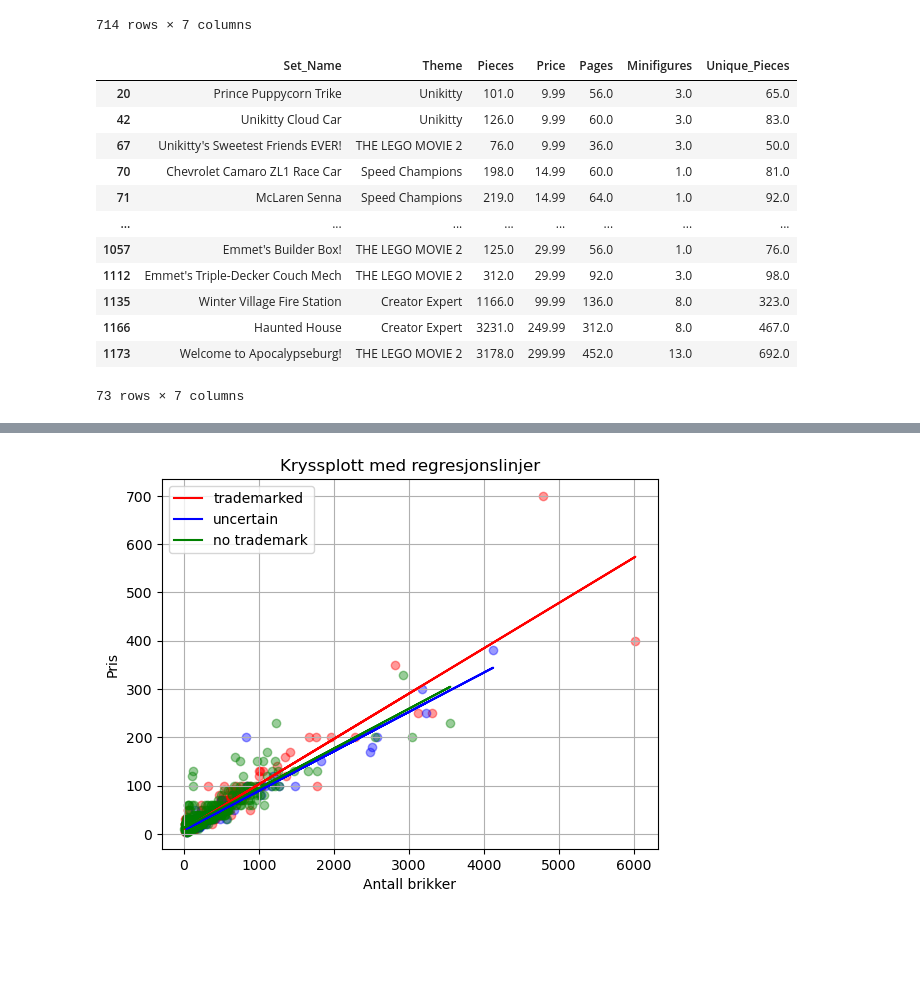
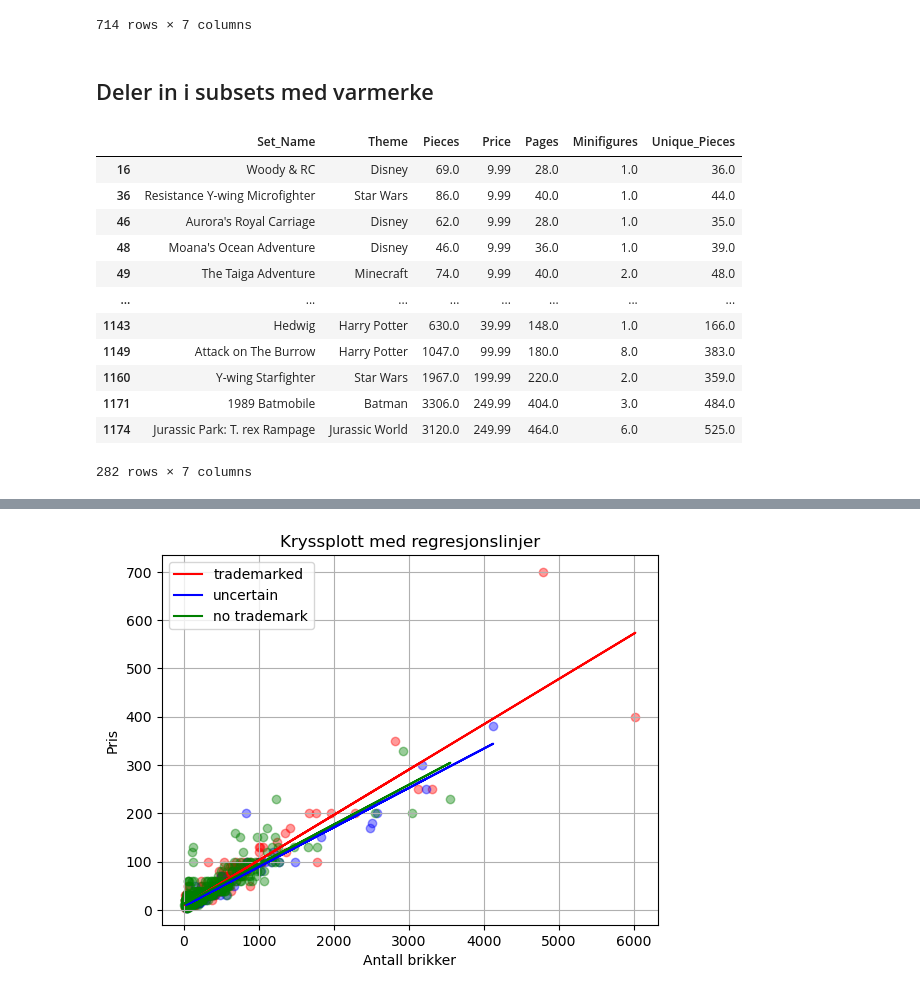
Before and after one commit to olemorud/istg1003-prosjekt, a Jupyter notebook: jupyter-notebooks/oppgv1.1.ipynb, the cells around one changed output, grey strips where cells are left out. Saved outputs shown, nothing was run; the diff lists cells and outputs as text; code cells hidden in the pictures; blank space fills up the shorter version.

```diff
--- a/jupyter-notebooks/oppgv1.1.ipynb
+++ b/jupyter-notebooks/oppgv1.1.ipynb
@@ -32,14 +34,10 @@ df2 = df[['Set_Name', 'Theme', 'Pieces', 'Price', 'Pages', 'Minifigures', 'Uniqu
 df2 = df2.dropna()
 
 # gjør themes om til string og fjern alle tegn vi ikke vil ha med
-df2['Theme'] = df2['Theme'].astype(str)
-df2['Theme'] = df2['Theme'].str.replace(r'[^a-zA-Z0-9\s-]', '', regex = True)
+df2['Theme'] = df2['Theme'].astype(str).str.replace(r'[^a-zA-Z0-9\s-]', '', regex = True)
 
-# fjerner dollartegn og trademark-tegn fra datasettet
-df2['Price'] = df2['Price'].str.replace('\$', '', regex = True)
-
-# og gjør så prisen om til float
-df2['Price'] = df2['Price'].astype(float)
+# Gjør om price til float
+df2['Price'] = df2['Price'].str.replace('\$', '', regex = True).astype(float)
 
 df2
 # %% [output]
@@ -56,40 +54,9 @@ df2
 | 1174 | Jurassic Park: T. rex Rampage | Jurassic World | 3120.0 | 249.99 | 464.0 | 6.0 | 525.0 |
 | 1175 | Monkie Kid's Team Secret HQ | Monkie Kid | 1105.0 | 169.99 | 556.0 | 7.0 | 622.0 |
 714 rows × 7 columns
+# %% [markdown]
+## Deler in i subsets med varmerke
 # %%
-allthemes = {
-    'Star Wars',
-    'THE LEGO MOVIE 2',
-    'Juniors',
-    'Powered UP',
-    'Classic',
-    'Hidden Side',
-    'Monkie Kid',
-    'NINJAGO',
-    'Powerpuff Girls',
-    'Unikitty',
-    'Friends',
-    'Speed Champions',
-    'Trolls World Tour',
-    'Marvel',
-    'Minecraft',
-    'DC',
-    'Stranger Things',
-    'Batman',
-    'DUPLO',
-    'Overwatch',
-    'LEGO Frozen 2',
-    'Creator 3-in-1',
-    'Minions',
-    'Disney',
-    'Jurassic World',
-    'City',
-    'Minifigures',
-    'Harry Potter',
-    'Ideas',
-    'Creator Expert',
-    'Spider-Man'
-}
 
 trademarked = {
     'Spider-Man',
@@ -112,44 +79,44 @@ trademarked = {
 uncertain = {
     'Unikitty',
     'Minifigures',
     'THE LEGO MOVIE 2',
     'Speed Champions',
     'Juniors',
     'Creator Expert'
 }
 
 notrademark = {
     'Monkie Kid',
     'Friends',
     'City',
     'NINJAGO',
     'DUPLO',
     'Creator 3-in-1',
     'Hidden Side',
     'Ideas',
     'Classic',
     'Powered UP'
 }
 
 # verify that the groups are correct
-assert (trademarked | uncertain | notrademark) == allthemes
+# assert (trademarked | uncertain | notrademark) == set(df2['Theme'])
 
 df_trademark   = df2[df2['Theme'].isin(trademarked)]
 df_uncertain   = df2[df2['Theme'].isin(uncertain)]
 df_notrademark = df2[df2['Theme'].isin(notrademark)]
 
-df_uncertain
+df_trademark
 # %% [output]
 |  | Set_Name | Theme | Pieces | Price | Pages | Minifigures | Unique_Pieces |
-| 20 | Prince Puppycorn Trike | Unikitty | 101.0 | 9.99 | 56.0 | 3.0 | 65.0 |
-| 42 | Unikitty Cloud Car | Unikitty | 126.0 | 9.99 | 60.0 | 3.0 | 83.0 |
-| 67 | Unikitty's Sweetest Friends EVER! | THE LEGO MOVIE 2 | 76.0 | 9.99 | 36.0 | 3.0 | 50.0 |
-| 70 | Chevrolet Camaro ZL1 Race Car | Speed Champions | 198.0 | 14.99 | 60.0 | 1.0 | 81.0 |
-| 71 | McLaren Senna | Speed Champions | 219.0 | 14.99 | 64.0 | 1.0 | 92.0 |
+| 16 | Woody & RC | Disney | 69.0 | 9.99 | 28.0 | 1.0 | 36.0 |
+| 36 | Resistance Y-wing Microfighter | Star Wars | 86.0 | 9.99 | 40.0 | 1.0 | 44.0 |
+| 46 | Aurora's Royal Carriage | Disney | 62.0 | 9.99 | 28.0 | 1.0 | 35.0 |
+| 48 | Moana's Ocean Adventure | Disney | 46.0 | 9.99 | 36.0 | 1.0 | 39.0 |
+| 49 | The Taiga Adventure | Minecraft | 74.0 | 9.99 | 40.0 | 2.0 | 48.0 |
 | ... | ... | ... | ... | ... | ... | ... | ... |
-| 1057 | Emmet's Builder Box! | THE LEGO MOVIE 2 | 125.0 | 29.99 | 56.0 | 1.0 | 76.0 |
-| 1112 | Emmet's Triple-Decker Couch Mech | THE LEGO MOVIE 2 | 312.0 | 29.99 | 92.0 | 3.0 | 98.0 |
-| 1135 | Winter Village Fire Station | Creator Expert | 1166.0 | 99.99 | 136.0 | 8.0 | 323.0 |
-| 1166 | Haunted House | Creator Expert | 3231.0 | 249.99 | 312.0 | 8.0 | 467.0 |
-| 1173 | Welcome to Apocalypseburg! | THE LEGO MOVIE 2 | 3178.0 | 299.99 | 452.0 | 13.0 | 692.0 |
+| 1143 | Hedwig | Harry Potter | 630.0 | 39.99 | 148.0 | 1.0 | 166.0 |
+| 1149 | Attack on The Burrow | Harry Potter | 1047.0 | 99.99 | 180.0 | 8.0 | 383.0 |
+| 1160 | Y-wing Starfighter | Star Wars | 1967.0 | 199.99 | 220.0 | 2.0 | 359.0 |
+| 1171 | 1989 Batmobile | Batman | 3306.0 | 249.99 | 404.0 | 3.0 | 484.0 |
+| 1174 | Jurassic Park: T. rex Rampage | Jurassic World | 3120.0 | 249.99 | 464.0 | 6.0 | 525.0 |
-73 rows × 7 columns
+282 rows × 7 columns
```
Also changed, not shown: parts of 13 cells of this notebook.
